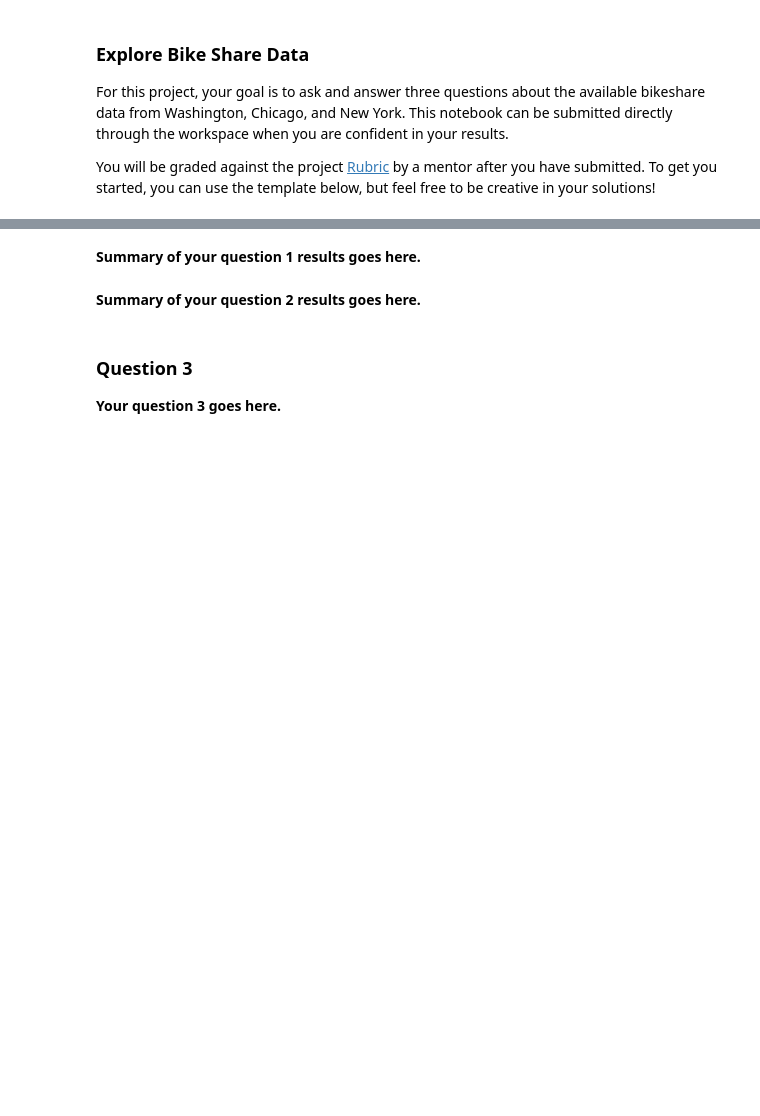
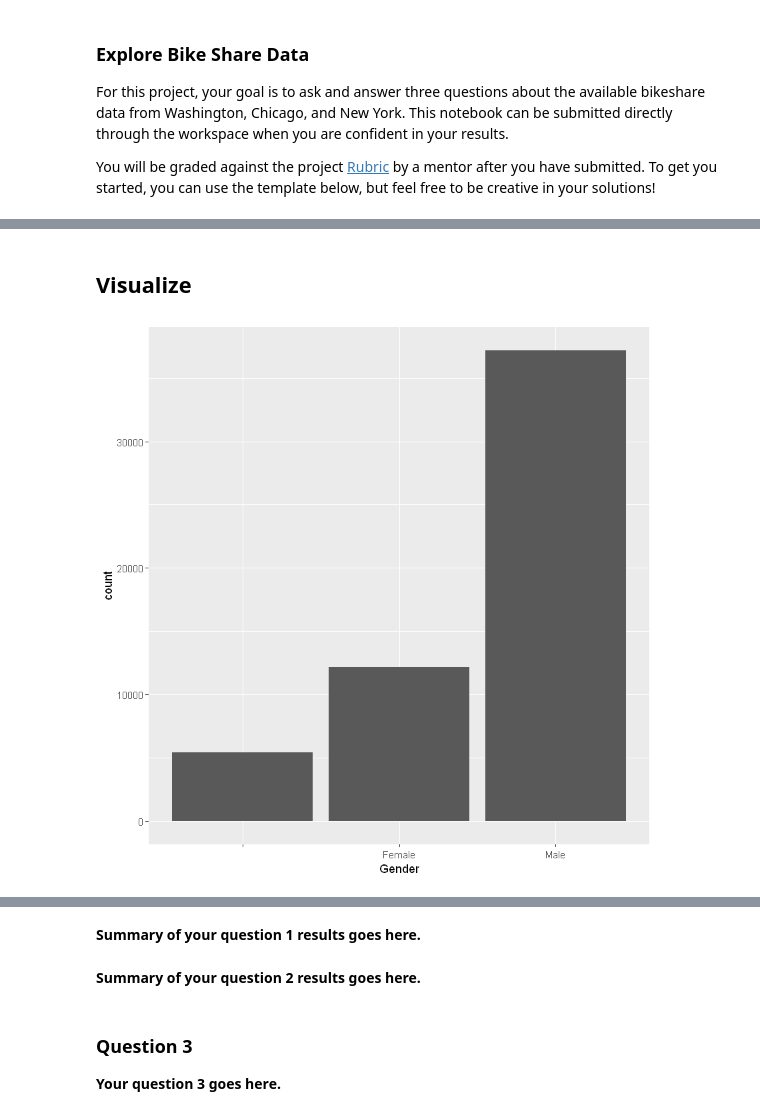
Before and after one commit to davidblackwelder/explore-bikeshare-data, a Jupyter notebook: exploring-bikeshare-data.ipynb, the cells around one changed output, grey strips where cells are left out. Cells and saved outputs as stored; diff of their text form; code cells hidden in the pictures; blank space fills up the shorter version.

```diff
--- a/exploring-bikeshare-data.ipynb
+++ b/exploring-bikeshare-data.ipynb
@@ -30,0 +694,2 @@ head(wash)
+# %% [markdown]
+## Visualize
@@ -30,0 +701,7 @@ head(wash)
+# %%
+# Bar plots
+ggplot(data = ny,
+       mapping = aes(x = Gender)) +
+  geom_bar()
+# %% [output]
+[figure, added]
```
Also changed, not shown: parts of 94 cells of this notebook, 2 other files.
